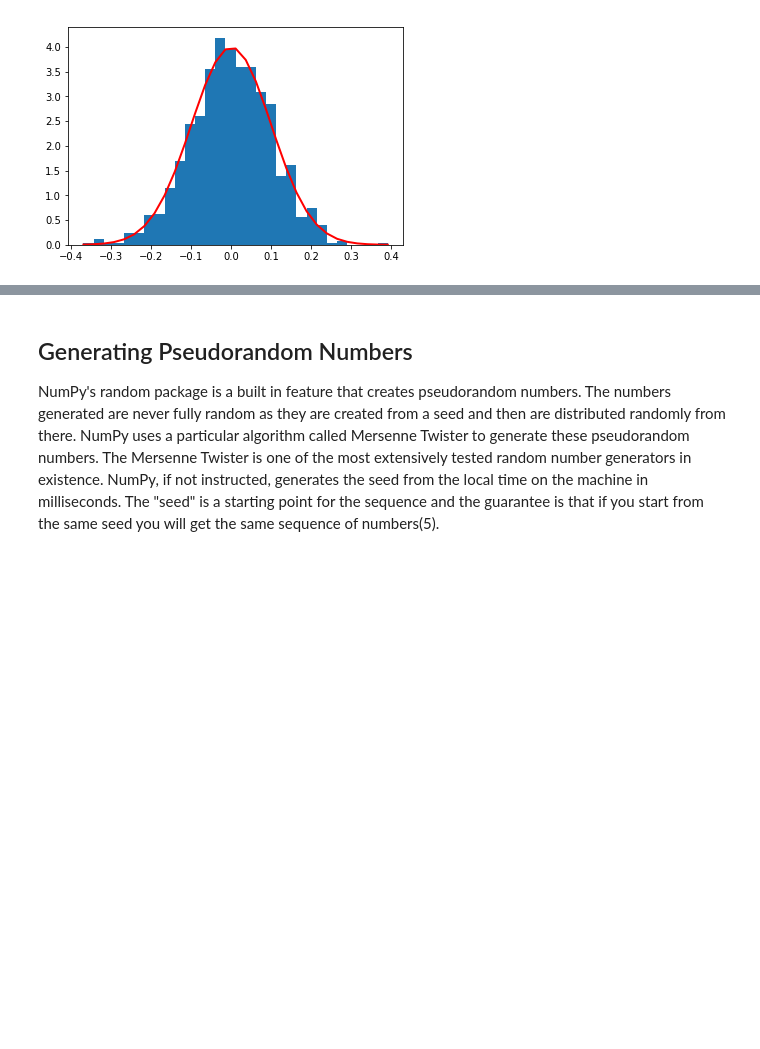
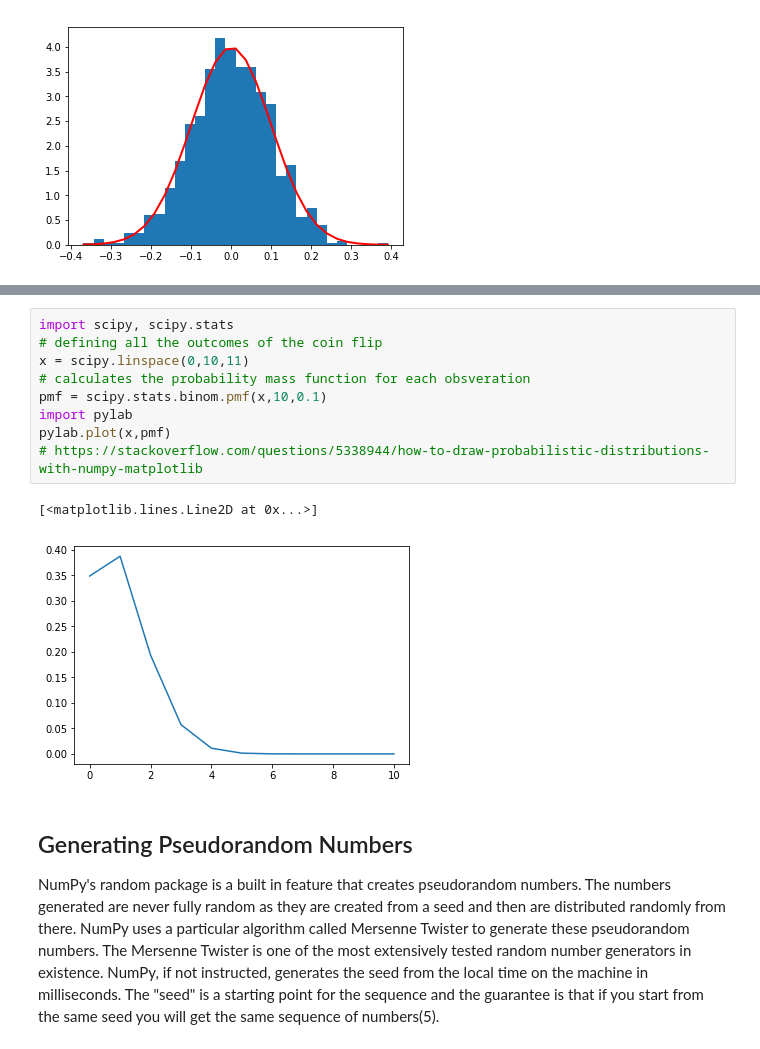
Before and after one commit to tullowhurler/numpy.random, a Jupyter notebook: numpy-random.ipynb, the cells around one changed output, grey strips where cells are left out. Drawn from its saved outputs; the diff is of its cells as text; blank space fills up the shorter version.

Commit message:
Bionomial Distribution

```diff
--- a/numpy-random.ipynb
+++ b/numpy-random.ipynb
@@ -80,3 +86,15 @@ plt.show
+# %%
+import scipy, scipy.stats
+# defining all the outcomes of the coin flip
+x = scipy.linspace(0,10,11)
+# calculates the probability mass function for each obsveration
+pmf = scipy.stats.binom.pmf(x,10,0.1)
+import pylab
+pylab.plot(x,pmf)
+# https://stackoverflow.com/questions/5338944/how-to-draw-probabilistic-distributions-with-numpy-matplotlib
+# %% [output]
+[<matplotlib.lines.Line2D at 0x...>]
+[figure, added]
 # %% [markdown]
 ## Generating Pseudorandom Numbers
 NumPy's random package is a built in feature that creates pseudorandom numbers. The numbers generated are never fully random as they are created from a seed and then are distributed randomly from there. NumPy uses a particular algorithm called Mersenne Twister to generate these pseudorandom numbers. The Mersenne Twister is one of the most extensively tested random number generators in existence. NumPy, if not instructed, generates the seed from the local time on the machine in milliseconds. The "seed" is a starting point for the sequence and the guarantee is that if you start from the same seed you will get the same sequence of numbers(5).
```
Also changed, not shown: parts of 2 cells of this notebook.
